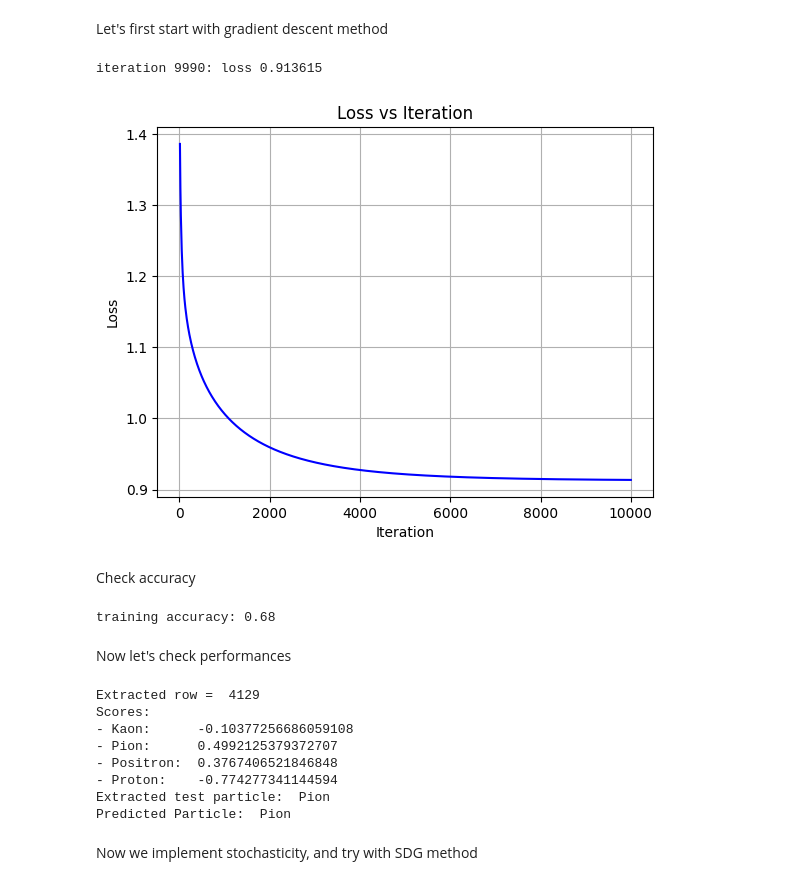
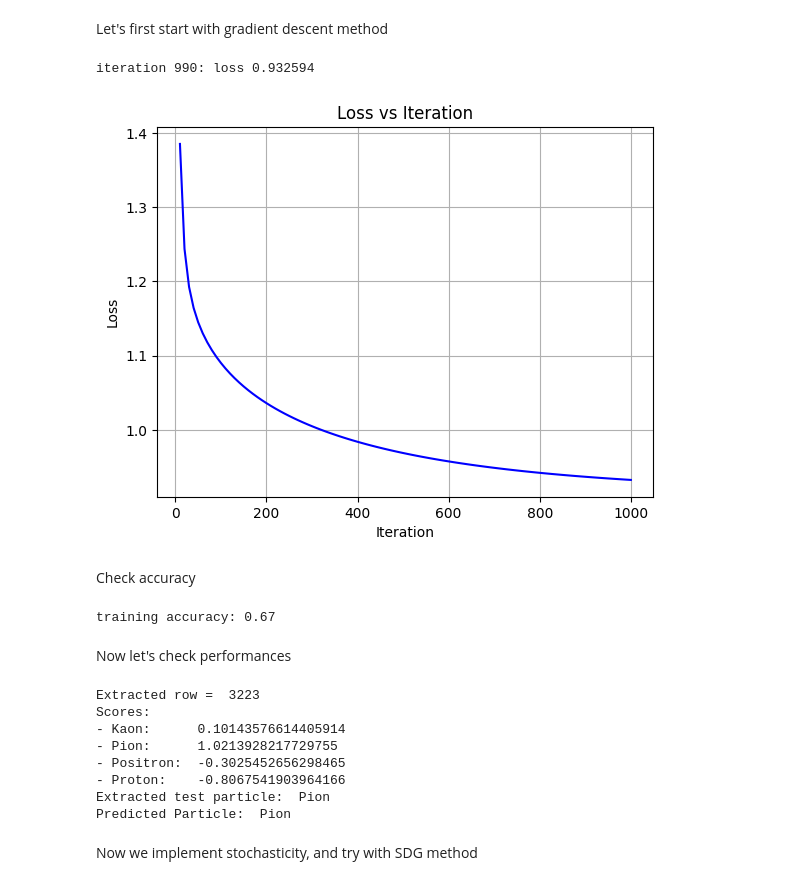
Before and after one commit to DavideCristoforetti/Machine-Learning-HEP-MasterDegree, a Jupyter notebook: src/PiD_project.ipynb, the cells around one changed output. Drawn from its saved outputs; the diff is of its cells as text; code cells hidden in the pictures.

```diff
--- a/src/PiD_project.ipynb
+++ b/src/PiD_project.ipynb
@@ -10,7 +10,7 @@ import warnings
 import gzip, io, requests
 import time
 
-nRowsRead = 1000000
+nRowsRead = 100000
 filename="datasets/pid-5M.csv"
 complete_dataset=pd.read_csv(filename, nrows = nRowsRead)
 
@@ -217,6 +219,5 @@ Let's first start with gradient descent method
 # %%
-from IPython.display import display, clear_output
-%matplotlib inline
+
 # initialize parameters randomly
 W = 0.01 * np.random.randn(nFeatures,nLabels)
 b = np.zeros((1,nLabels))
@@ -229,11 +230,11 @@ show_plot = True
 losses = []
 
 
-iterations = 10000
+iterations = 1000
 print_freq = 10
 
 # some hyperparameters
-step_size = 0.2
+step_size = 0.7
 reg = 1e-3 # regularization strength
 
 
@@ -270,46 +271,43 @@ for i in range(iterations):
             losses.append(loss)
 
             plt.clf()  # Clear the current figure for the next iteration
             # Plot the losses
             plt.plot(np.arange(print_freq, i+print_freq+1, print_freq), losses, color='blue')
             plt.xlabel('Iteration')
             plt.ylabel('Loss')
             plt.title('Loss vs Iteration')
             plt.grid(True)
             #display(plt.gcf())  # Display the current figure
             #clear_output(wait=True)  # Clear the output for the next iteration
             #plt.pause(0.01)  # Pause for a short time to update the plot
             plt.show()
 
 
     # compute the gradient on scores
     dscores = probs
     dscores[range(num_samples),IDs_indeces] -= 1
     dscores /= num_samples
 
     # backpropate the gradient to the parameters (W,b)
     dW = np.dot(features_array.T, dscores)
     db = np.sum(dscores, axis=0, keepdims=True)
 
     dW += reg*W # regularization gradient
 
     # perform a parameter update
     W += -step_size * dW
     b += -step_size * db
 # %% [output]
-iteration 9990: loss 0.913615
+iteration 990: loss 0.932594
-[figure, old version]
+[figure, new version]
 # %% [markdown]
 Check accuracy
 # %%
 scores = np.dot(features_array, W) + b
 predicted_par = np.argmax(scores, axis=1)
 print('training accuracy: %.2f' % (np.mean(predicted_par == IDs_indeces)))
-
-# Note: 0.68 accuracy after 10 000 iterations and 1h of training, step size = 1
-#print(W)
 # %% [output]
-training accuracy: 0.68
+training accuracy: 0.67
 # %% [markdown]
 Now let's check performances
 # %%
@@ -326,12 +324,12 @@ index = np.argmax(scores)
 particle_id = next(key for key, value in particleIDs_index.items() if value == index)
 print("Predicted Particle: ", particle_labels[particle_id])
 # %% [output]
-Extracted row =  4129
+Extracted row =  3223
 Scores:
-- Kaon:      -0.10377256686059108
-- Pion:      0.4992125379372707
-- Positron:  0.3767406521846848
-- Proton:    -0.774277341144594
+- Kaon:      0.10143576614405914
+- Pion:      1.0213928217729755
+- Positron:  -0.3025452656298465
+- Proton:    -0.8067541903964166
 Extracted test particle:  Pion
 Predicted Particle:  Pion
 # %% [markdown]
```
Also changed, not shown: parts of 15 cells of this notebook.
